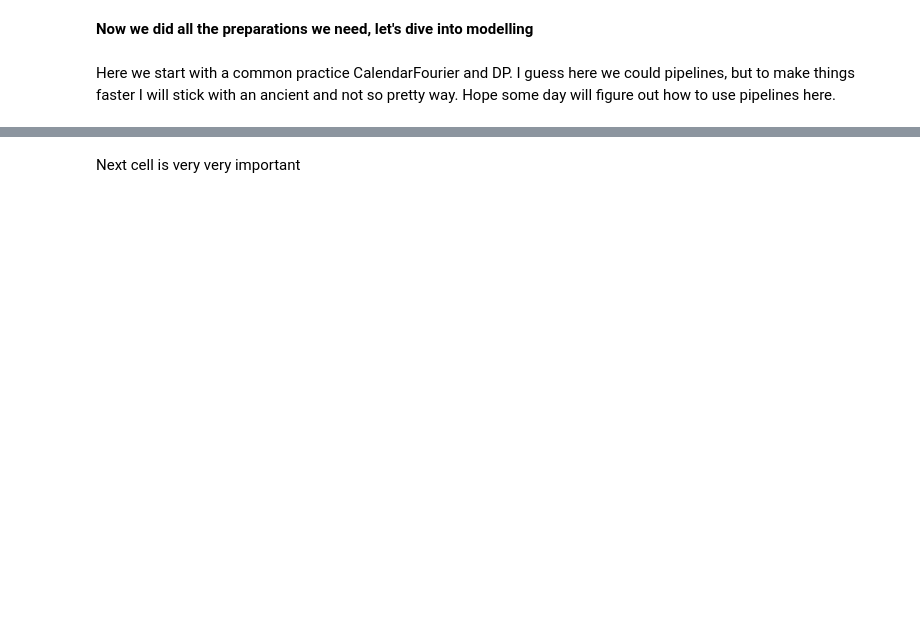
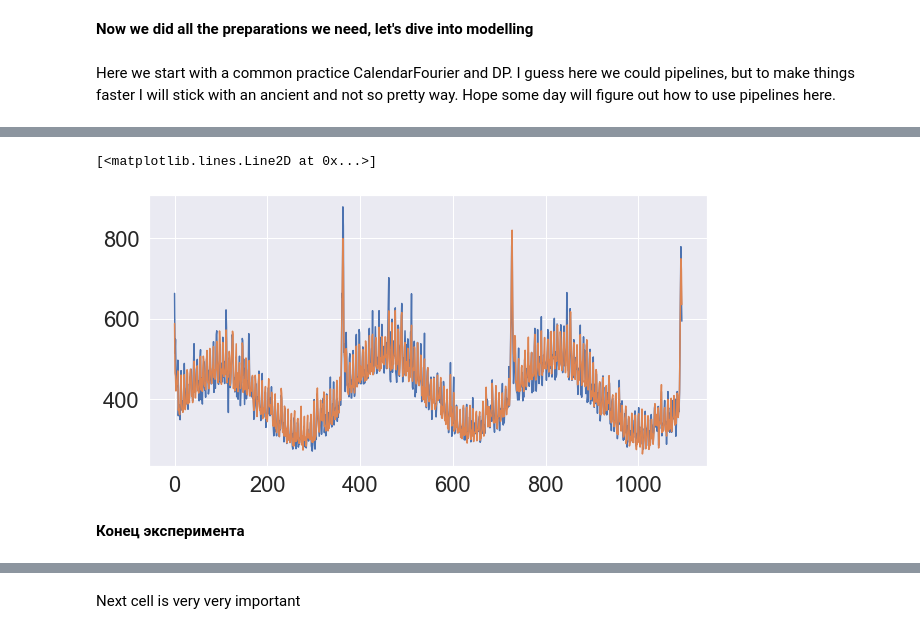
Before and after one commit to Serueja/kaggle-comps, a Jupyter notebook: tabular_playground_series/t_p_s_init.ipynb, the cells around one changed output, grey strips where cells are left out. Saved outputs shown, nothing was run; the diff lists cells and outputs as text; code cells hidden in the pictures; blank space fills up the shorter version.

```diff
--- a/tabular_playground_series/t_p_s_init.ipynb
+++ b/tabular_playground_series/t_p_s_init.ipynb
@@ -480,3 +439,11 @@ dp_d_r_2 = DeterministicProcess(
+# %%
+plt.plot(experiment_train_y)
+plt.plot(experiment_linear_model.predict(experiment_in_sample))
+# %% [output]
+[<matplotlib.lines.Line2D at 0x...>]
+[figure, added]
+# %% [markdown]
+**Конец эксперимента**
 # %%
 X = dp.in_sample()
 # %%
```
Also changed, not shown: parts of 28 cells of this notebook.
